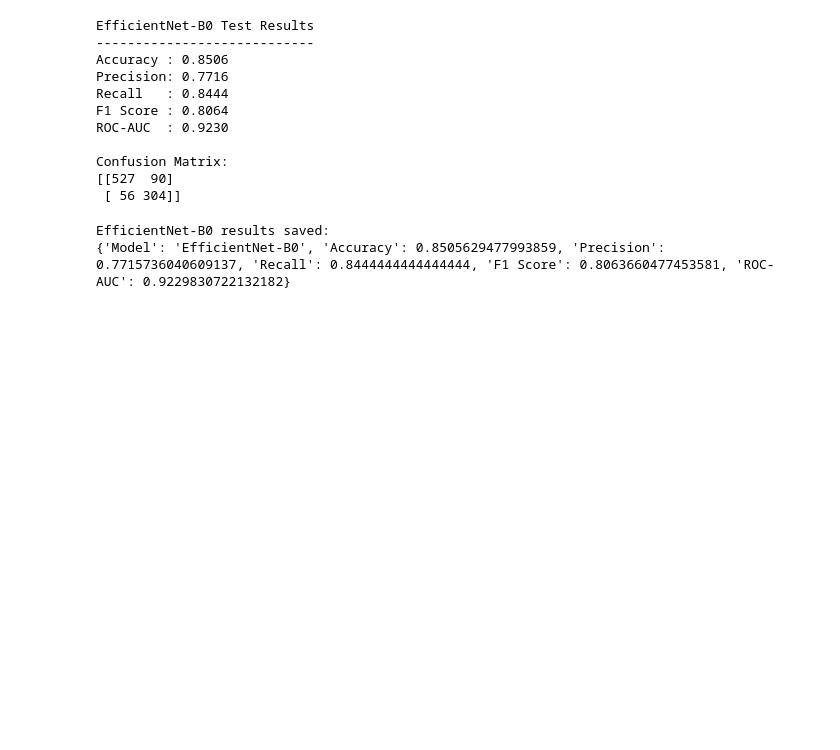
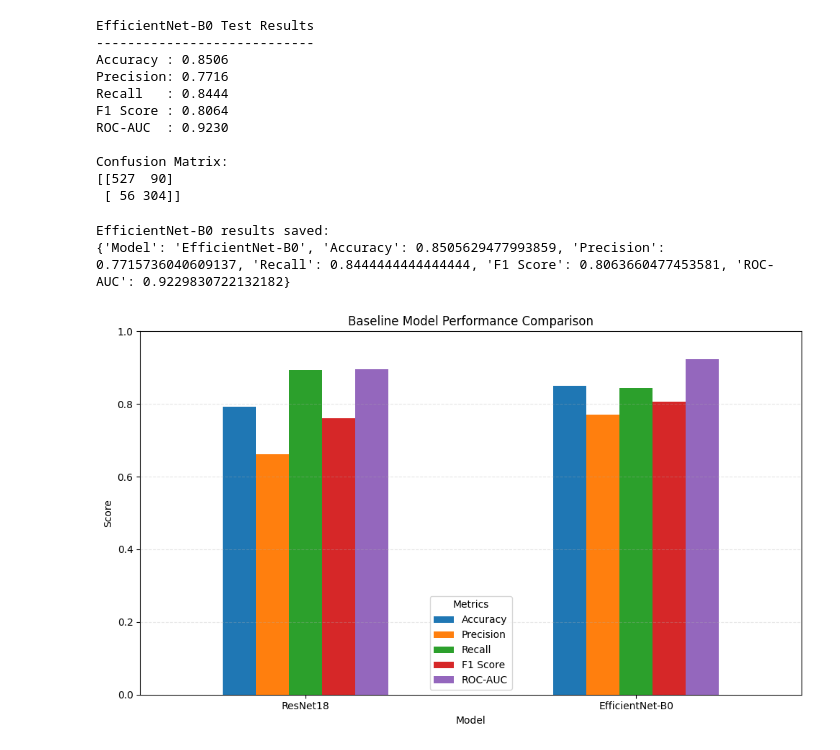
Before and after one commit to darpanmajumdar2006/Deep-learning-PBL-3, a Jupyter notebook: MHIST-Research/notebooks/03_baseline.ipynb, the cells around one changed output. Cells and saved outputs as stored; diff of their text form; code cells hidden in the pictures; blank space fills up the shorter version.

Commit message:
Add baseline comparison output

```diff
--- a/MHIST-Research/notebooks/03_baseline.ipynb
+++ b/MHIST-Research/notebooks/03_baseline.ipynb
@@ -815,3 +833,35 @@ print(efficientnet_results)
 # %% [output]
 EfficientNet-B0 results saved:
 {'Model': 'EfficientNet-B0', 'Accuracy': 0.8505629477993859, 'Precision': 0.7715736040609137, 'Recall': 0.8444444444444444, 'F1 Score': 0.8063660477453581, 'ROC-AUC': 0.9229830722132182}
+# %%
+import pandas as pd
+import matplotlib.pyplot as plt
+
+# Baseline model results
+results = pd.DataFrame({
+    "Model": ["ResNet18", "EfficientNet-B0"],
+    "Accuracy": [0.7922, 0.8505629478],
+    "Precision": [0.6612, 0.7715736041],
+    "Recall": [0.8944, 0.8444444444],
+    "F1 Score": [0.7603, 0.8063660477],
+    "ROC-AUC": [0.8949, 0.9229830722]
+})
+
+# Set model names as index
+results.set_index("Model").plot(
+    kind="bar",
+    figsize=(10, 6)
+)
+
+plt.title("Baseline Model Performance Comparison")
+plt.xlabel("Model")
+plt.ylabel("Score")
+plt.ylim(0, 1)
+plt.xticks(rotation=0)
+plt.legend(title="Metrics")
+plt.grid(axis="y", linestyle="--", alpha=0.3)
+
+plt.tight_layout()
+plt.show()
+# %% [output]
+[figure, added]
```
Also changed, not shown: parts of 2 cells of this notebook.
